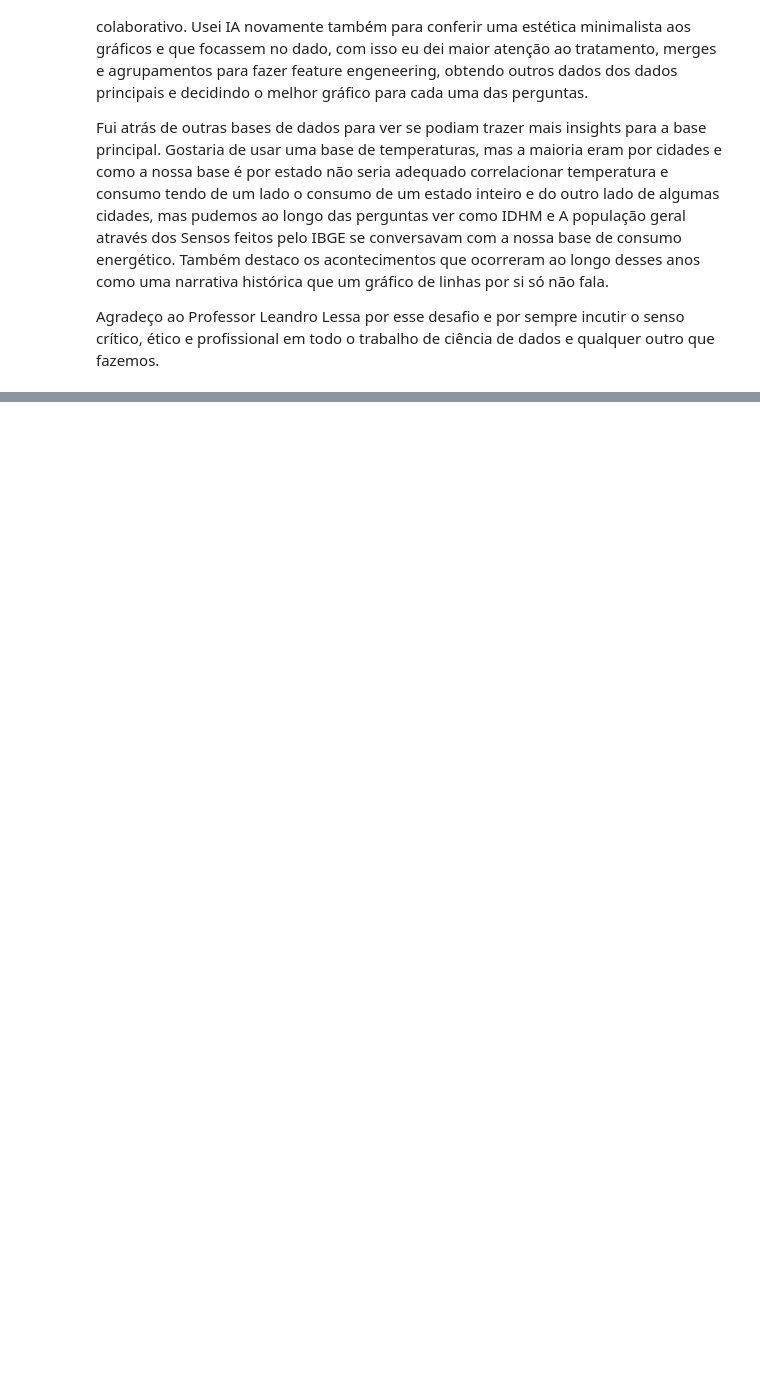
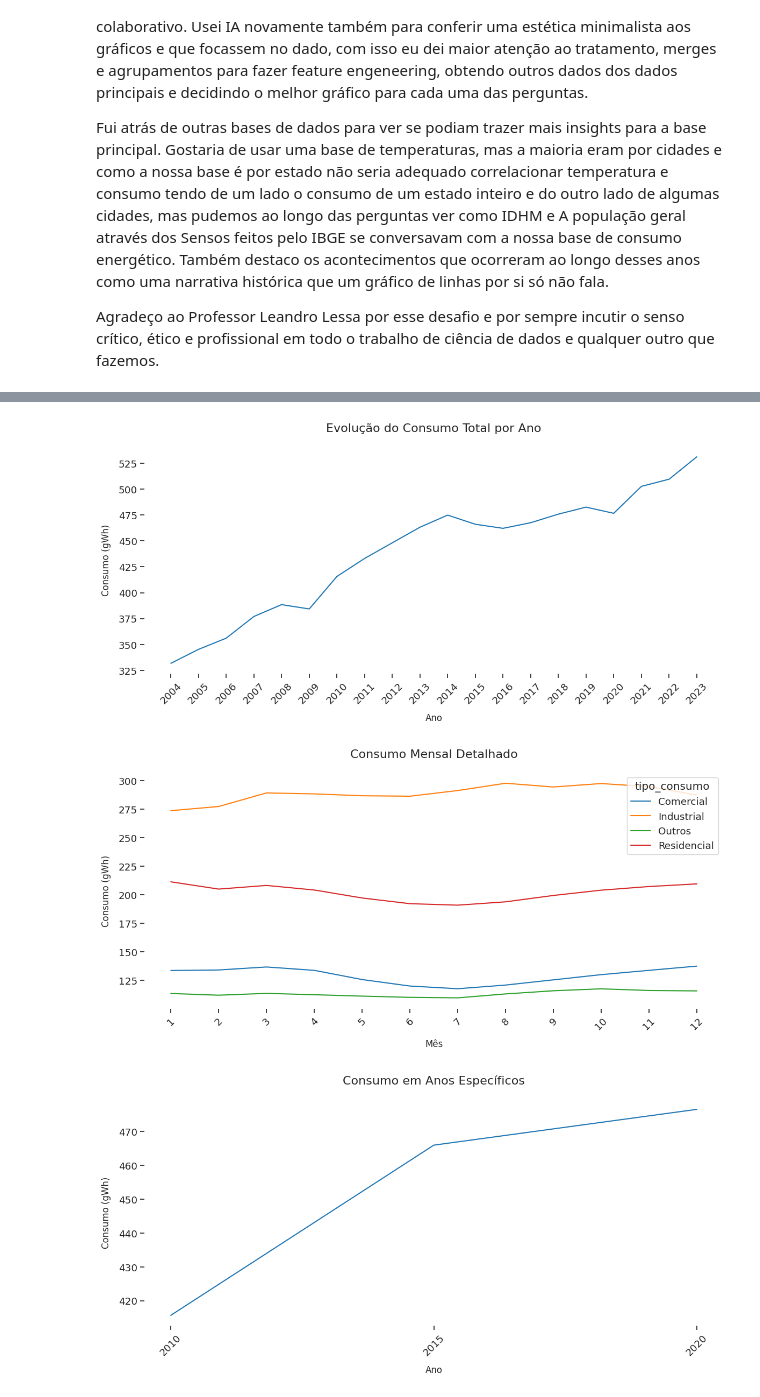
Before and after one commit to jorgelzsilva/projeto_consumo_energia, a Jupyter notebook: notebooks/desafio_final_jorge.ipynb, the cells around one changed output, grey strips where cells are left out. Saved outputs shown, nothing was run; the diff lists cells and outputs as text; code cells hidden in the pictures; blank space fills up the shorter version.

```diff
--- a/notebooks/desafio_final_jorge.ipynb
+++ b/notebooks/desafio_final_jorge.ipynb
@@ -1456,0 +1808,51 @@ Agradeço ao Professor Leandro Lessa por esse desafio e por sempre incutir o sen
+# %%
+# Gráfico de consumo total por ano
+fig_total_ano = grafico_linha(df, coluna_y='gWh',
+                              titulo='Evolução do Consumo Total por Ano',
+                              rotulo_y='Consumo (gWh)')
+
+# Gráfico detalhado por mês
+fig_detalhado_mes = grafico_linha(df, coluna_y='gWh',
+                                  titulo='Consumo Mensal Detalhado',
+                                  rotulo_y='Consumo (gWh)',
+                                  eixo_x='mes',
+                                  tipo_consumo='detalhado')
+
+# Gráfico para anos específicos
+fig_anos_especificos = grafico_linha(df, coluna_y='gWh',
+                                     titulo='Consumo em Anos Específicos',
+                                     rotulo_y='Consumo (gWh)',
+                                     filtro_x=[2010, 2015, 2020])
+
+# Gráfico por estado
+fig_estado = grafico_linha(df, coluna_y='gWh',
+                           titulo='Consumo em São Paulo e Rio de Janeiro',
+                           rotulo_y='Consumo (gWh)',
+                           filtro_estado=['São Paulo', 'Rio de Janeiro'],
+                           hue='estado')
+
+# Gráfico por região usando média
+fig_regiao = grafico_linha(df, coluna_y='gWh',
+                           titulo='Consumo Médio por Região',
+                           rotulo_y='Consumo Médio (gWh)',
+                           filtro_regiao=['Sudeste', 'Sul'],
+                           funcao_agg='media',
+                           hue='regiao')
+
+# Gráfico detalhado por tipo de consumo
+fig_tipo_consumo = grafico_linha(df, coluna_y='gWh',
+                                 titulo='Consumo por Tipo',
+                                 rotulo_y='Consumo (gWh)',
+                                 tipo_consumo='detalhado')
+
+# Salvar os gráficos
+fig_total_ano.savefig('consumo_total_anual.png', format='png', dpi=300, bbox_inches='tight')
+fig_detalhado_mes.savefig('consumo_detalhado_mensal.png', format='png', dpi=300, bbox_inches='tight')
+fig_anos_especificos.savefig('consumo_anos_especificos.png', format='png', dpi=300, bbox_inches='tight')
+fig_estado.savefig('consumo_sp_rj.png', format='png', dpi=300, bbox_inches='tight')
+fig_regiao.savefig('consumo_medio_regioes.png', format='png', dpi=300, bbox_inches='tight')
+fig_tipo_consumo.savefig('consumo_por_tipo.png', format='png', dpi=300, bbox_inches='tight')
+# %% [output]
+[figure, added]
+[figure, added]
+[figure, added]
```
Also changed, not shown: parts of 9 cells of this notebook, 18 other files.
